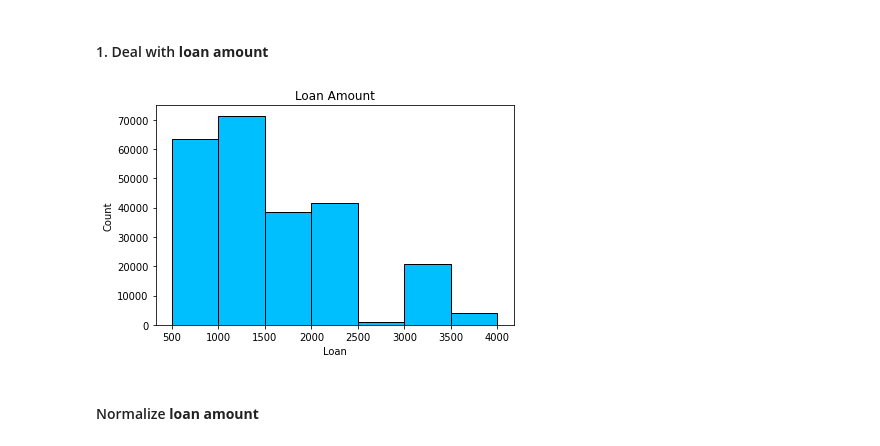
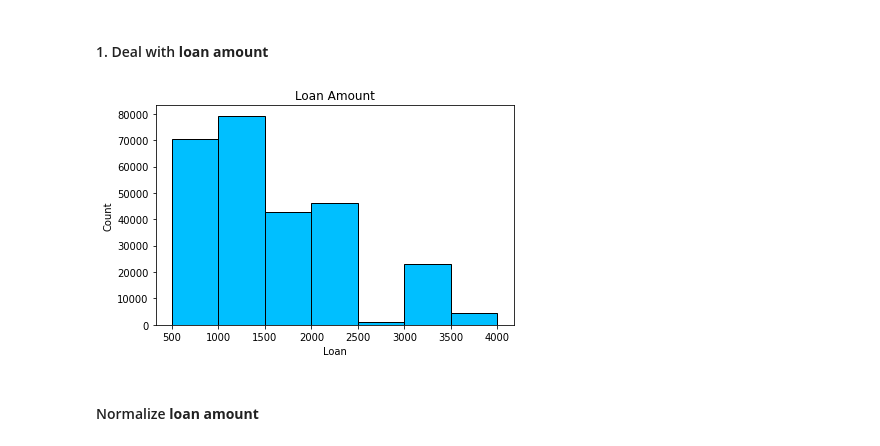
Before and after one commit to writeforfun/RIsk, a Jupyter notebook: risk.ipynb, the cells around one changed output. Cells and saved outputs as stored; diff of their text form; code cells hidden in the pictures.

```diff
--- a/risk.ipynb
+++ b/risk.ipynb
@@ -26,3 +9,9 @@ X
+# %%
+train_data = pd.read_csv('train.csv')
+test_data = pd.read_csv('test.csv')
+# %%
+X = train_data.drop('id', 1)
+test_X = test_data.drop('id', 1)
 # %%
 X.describe()
 # %% [output]
@@ -37,0 +39,3 @@ X.describe()
+# %%
+combine = [X, test_X]
+result = pd.concat(combine)
@@ -39,16 +59,16 @@ X.describe()
 #### 1. Deal with **loan amount**
 # %%
 bins = [500, 1000, 1500, 2000, 2500, 3000, 3500, 4000]
-plt.hist(X['loan_amnt'], bins=bins, edgecolor='black', color='deepskyblue')
+plt.hist(result['loan_amnt'], bins=bins, edgecolor='black', color='deepskyblue')
 plt.title('Loan Amount')
 plt.xlabel('Loan')
 plt.ylabel('Count')
 
 plt.tight_layout()
 
 plt.show()
 # %% [output]
-[figure, old version]
+[figure, new version]
 # %% [markdown]
 #### Normalize **loan amount**
 # %%
```
Also changed, not shown: parts of 51 cells of this notebook.
